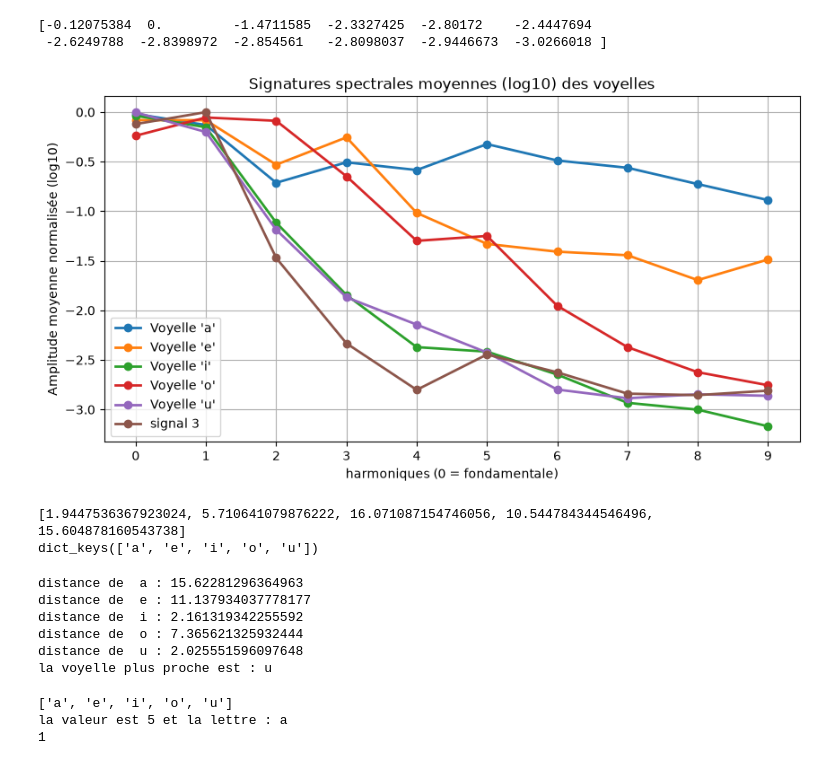
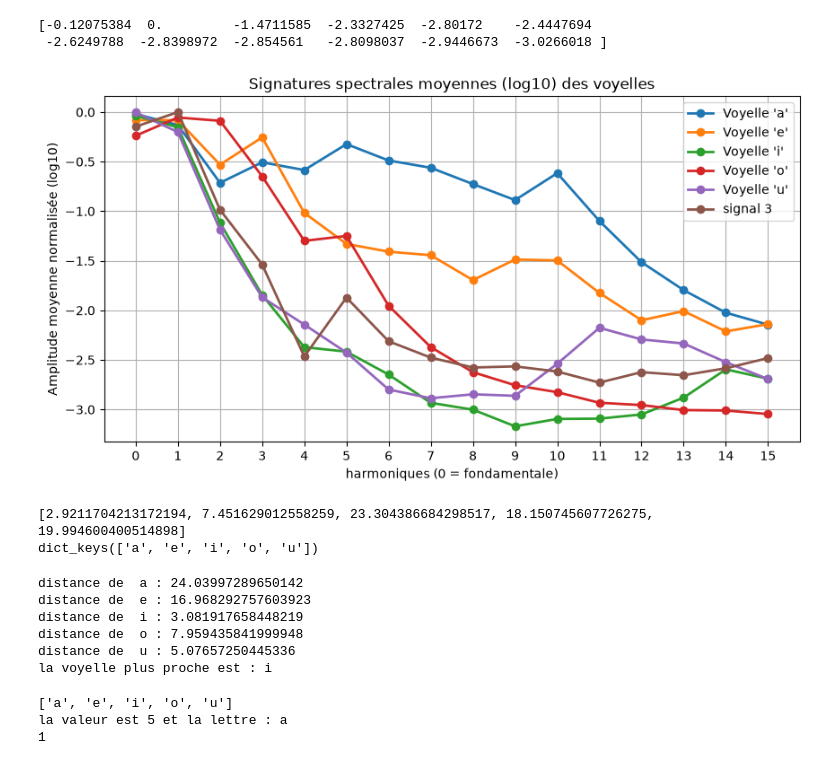
Before and after one commit to Adell-T/Projet-detection-voyelles, a Jupyter notebook: voyelle.ipynb, the cells around one changed output. Drawn from its saved outputs; the diff is of its cells as text; code cells hidden in the pictures.

Commit message:
calcul dist signal d'etude

```diff
--- a/voyelle.ipynb
+++ b/voyelle.ipynb
@@ -93,7 +93,7 @@ print(vect_signal('/Users/adel/Documents/code/SAN/Projet SAN/data partie 2/etude
  -2.6249788  -2.8398972  -2.854561   -2.8098037  -2.9446673  -3.0266018 ]
 # %%
 voyelles = ['a', 'e', 'i', 'o', 'u']
-H = 9  # Nombre d'harmoniques (vecteur final de dimension H + 1)
+H = 15  # Nombre d'harmoniques (vecteur final de dimension H + 1)
 nb_sons = 5
 
 dico_vects = {}
@@ -110,35 +110,35 @@ for v in voyelles:
         vecteurs[i - 1, :] = vect_signal(f'data partie 2/apprentissage/{v}_{i}.npz',H)
 
     # Calcul et sauvegarde du vecteur moyen pour la voyelle v
     dico_vects[v] = np.mean(vecteurs, axis=0)
 
     # Tracé du vecteur moyen
     plt.plot(
         harmoniques,
         dico_vects[v],
         '-o',
         linewidth=2,
         label=f"Voyelle '{v}'",
     )
 
 #plot du signal d'etude 3
 plt.plot(
         harmoniques,
-        vect_signal('data partie 2/etude/BON_signal_3.npz',H),
+        vect_signal('data partie 2/etude/signal_2.npz',H),
         '-o',
         linewidth=2,
         label="signal 3",
     )
 
 plt.title('Signatures spectrales moyennes (log10) des voyelles')
 plt.xlabel('harmoniques (0 = fondamentale)')
 plt.ylabel('Amplitude moyenne normalisée (log10)')
 plt.xticks(harmoniques)
 plt.grid(True)
 plt.legend()
 plt.show()
 # %% [output]
-[figure, old version]
+[figure, new version]
 # %%
 distances_v =[]
 vect_test = vect_signal('data partie 2/test/a_6.npz',H)
@@ -151,7 +151,7 @@ for v in voyelles :
 print(distances_v)
 print(dico_vects.keys())
 # %% [output]
-[1.9447536367923024, 5.710641079876222, 16.071087154746056, 10.544784344546496, 15.604878160543738]
+[2.9211704213172194, 7.451629012558259, 23.304386684298517, 18.150745607726275, 19.994600400514898]
 dict_keys(['a', 'e', 'i', 'o', 'u'])
 # %%
 def test_signal(chemin,H,dico_vect,print_dist) :
@@ -193,12 +193,12 @@ print(test_signal('data partie 2/etude/BON_signal_3.npz',H,dico_vects,True))
 #         print("TEST pour",v,"_",i+6)
 #         print(test_signal(f'data partie 2/test/{v}_{i+6}.npz',H,dico_vects,False))
 # %% [output]
-distance de  a : 15.62281296364963
-distance de  e : 11.137934037778177
-distance de  i : 2.161319342255592
-distance de  o : 7.365621325932444
-distance de  u : 2.025551596097648
-la voyelle plus proche est : u
+distance de  a : 24.03997289650142
+distance de  e : 16.968292757603923
+distance de  i : 3.081917658448219
+distance de  o : 7.959435841999948
+distance de  u : 5.07657250445336
+la voyelle plus proche est : i
 # %%
 vo = list(dico_vects.keys())
 print(vo)
```
